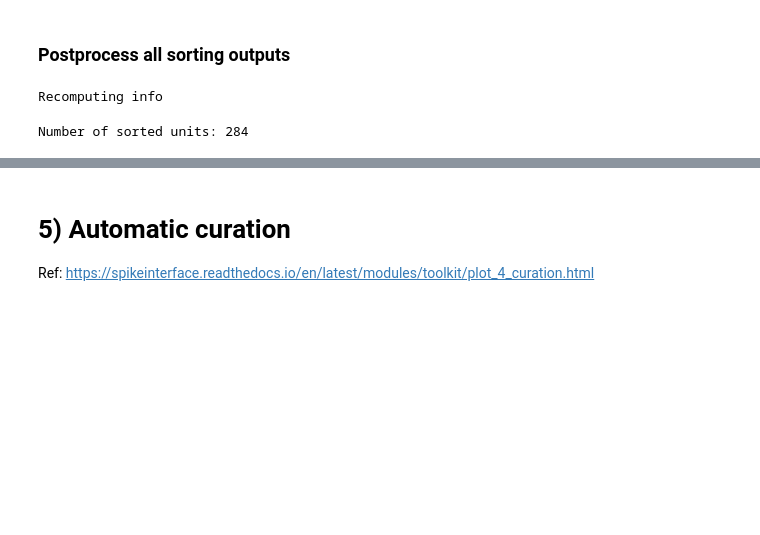
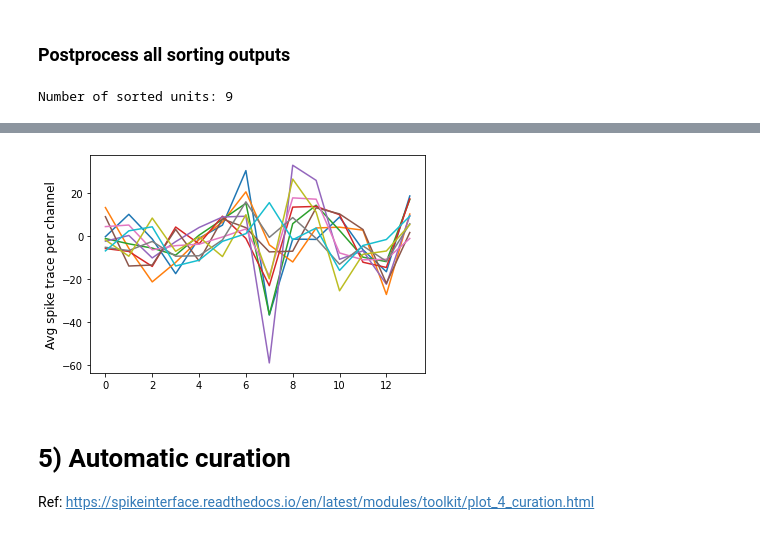
Before and after one commit to catalystneuro/movshon-lab-to-nwb, a Jupyter notebook: tutorials/spikeglx_spikeinterface_pipeline.ipynb, the cells around one changed output, grey strips where cells are left out. Drawn from its saved outputs; the diff is of its cells as text; code cells hidden in the pictures; blank space fills up the shorter version.

```diff
--- a/tutorials/spikeglx_spikeinterface_pipeline.ipynb
+++ b/tutorials/spikeglx_spikeinterface_pipeline.ipynb
@@ -93,17 +91,15 @@ if apply_cmr:
 
 # Stub recording for fast testing; set to False for running processing pipeline on entire data
 stub_test = True
-nsec_stub = 5
+nsec_stub = 10
 subr_ids = [i + 1 for i in range(10)]
 if stub_test:
-    recording_processed = se.SubRecordingExtractor(recording_processed, end_frame=int(nsec_stub*recording_processed.get_sampling_frequency()))
+    recording_processed = se.SubRecordingExtractor(
+        parent_recording=recording_processed,
+        channel_ids=subr_ids,
+        end_frame=int(nsec_stub*recording_processed.get_sampling_frequency())
+    )
     recording_lfp = se.SubRecordingExtractor(recording_lfp, end_frame=int(nsec_stub*recording_lfp.get_sampling_frequency()))
-
-# Subrecording for fast testing
-subrec_processed = se.SubRecordingExtractor(
-    parent_recording=recording_processed,
-    channel_ids=subr_ids
-)
 
 print(f"Original signal length: {recording.get_num_frames()}")
 print(f"Processed signal length: {recording_processed.get_num_frames()}")
@@ -254,16 +246,13 @@ qc = st.validation.compute_quality_metrics(sorting, recording=rec_to_sort,
 phy_folder = dir_spikeinterface / 'phy' / 'klusta'
 phy_folder.mkdir(parents=True, exist_ok=True)
 st.postprocessing.export_to_phy(rec_to_sort, sorting, phy_folder)
-# %% [output]
-Recomputing info
 # %%
 print(f'Number of sorted units: {len(sorting.get_unit_ids())}')
 
 # Visualize pike waverforms
-unit_id = 10
+unit_id = 0
 
-sorting.get_unit_spike_train(unit_id=10)
-wv = sorting.get_unit_spike_features(unit_id=10, feature_name='waveforms')
+wv = sorting.get_unit_spike_features(unit_id=unit_id, feature_name='waveforms')
 
 avg_wv = np.mean(wv, axis=0)
 
@@ -272,4 +261,4 @@ plt.plot(avg_wv.T)
 plt.ylabel('Avg spike trace per channel', fontsize=12)
 plt.show()
 # %% [output]
-Number of sorted units: 284
+Number of sorted units: 9
@@ -278,3 +265,4 @@ Number of sorted units: 284
+[figure, added]
 # %% [markdown]
 # 5) Automatic curation
 Ref: https://spikeinterface.readthedocs.io/en/latest/modules/toolkit/plot_4_curation.html
```
Also changed, not shown: parts of 14 cells of this notebook, 6 other files.
